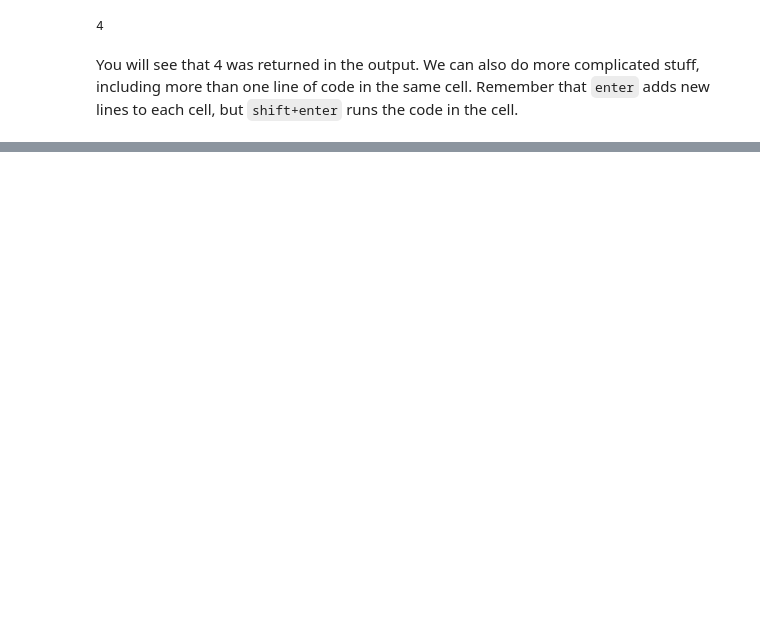
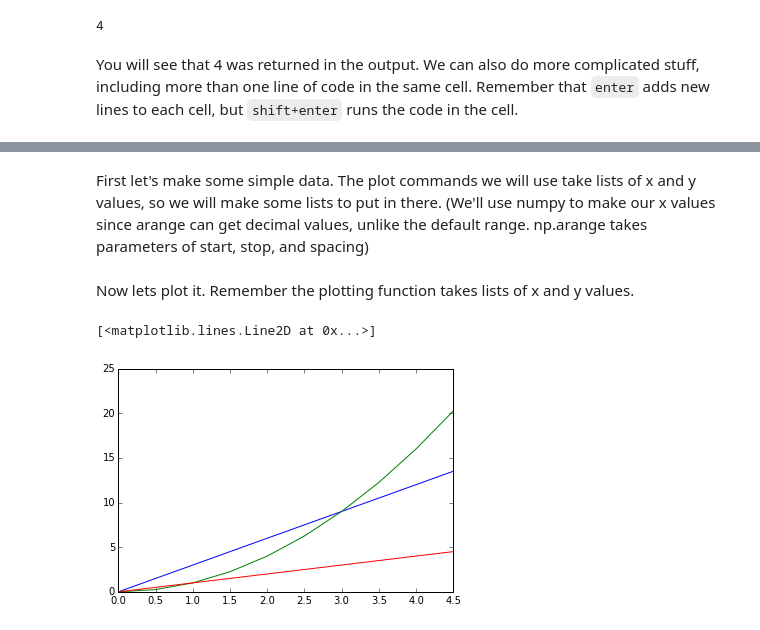
Before and after one commit to gillenbrown/PythonTutorial, a Jupyter notebook: IPython.ipynb, the cells around one changed output, grey strips where cells are left out. Cells and saved outputs as stored; diff of their text form; code cells hidden in the pictures; blank space fills up the shorter version.

Commit message:
Added quite a bit about plotting, as well as updated images.

```diff
--- a/IPython.ipynb
+++ b/IPython.ipynb
@@ -50,7 +47,7 @@ Of course, we can also run code. This code runs interactively. Press `shift+ente
 You will see that 4 was returned in the output. We can also do more complicated stuff, including more than one line of code in the same cell. Remember that `enter` adds new lines to each cell, but `shift+enter` runs the code in the cell.
 # %%
 x = 0
-for i in range(9):
+for i in range(5):
     print i
     x += i
 "sum: {}".format(x)
@@ -73,0 +77,16 @@ The number to the left of each cell indicates in which order that cell was run.
+# %% [markdown]
+First let's make some simple data. The plot commands we will use take lists of x and y values, so we will make some lists to put in there. (We'll use numpy to make our x values since arange can get decimal values, unlike the default range. np.arange takes parameters of start, stop, and spacing)
+# %%
+xs = np.arange(0, 5, 0.5)
+y1 = [x*3 for x in xs]
+y2 = [x**2 for x in xs]
+y3 = [x for x in xs]
+# %% [markdown]
+Now lets plot it. Remember the plotting function takes lists of x and y values.
+# %%
+plt.plot(xs, y1)
+plt.plot(xs, y2)
+plt.plot(xs, y3)
+# %% [output]
+[<matplotlib.lines.Line2D at 0x...>]
+[figure, added]
```
Also changed, not shown: parts of 8 cells of this notebook, 2 other files.
